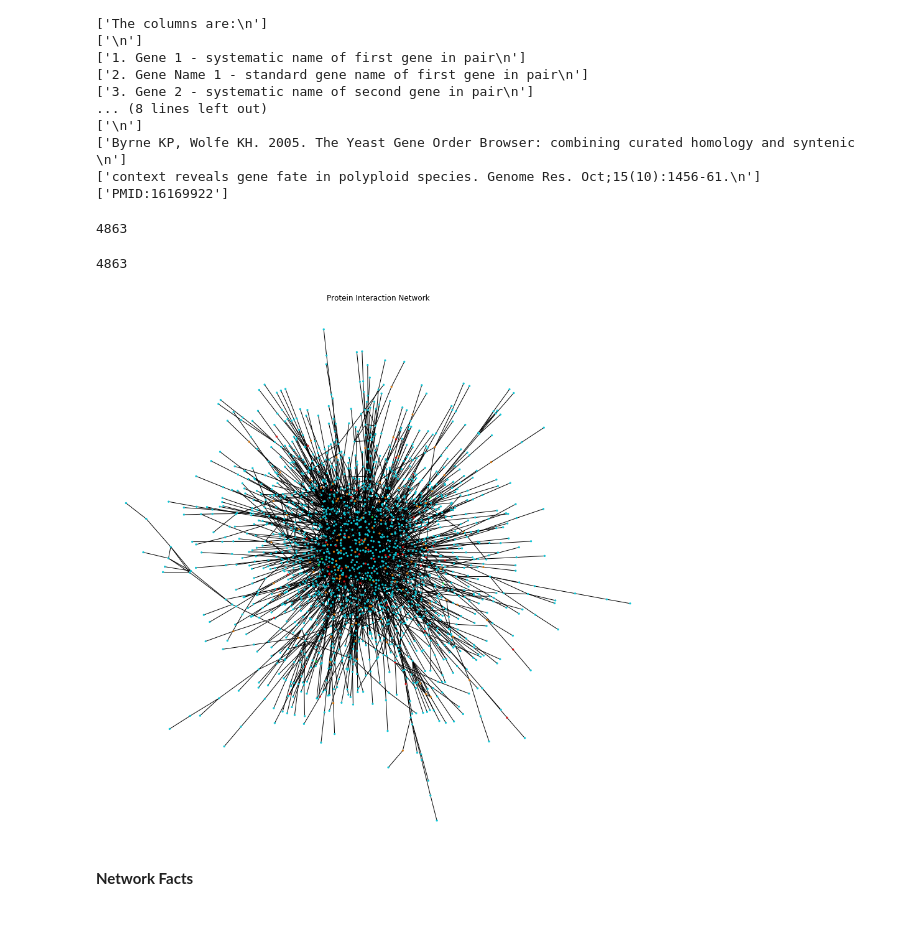
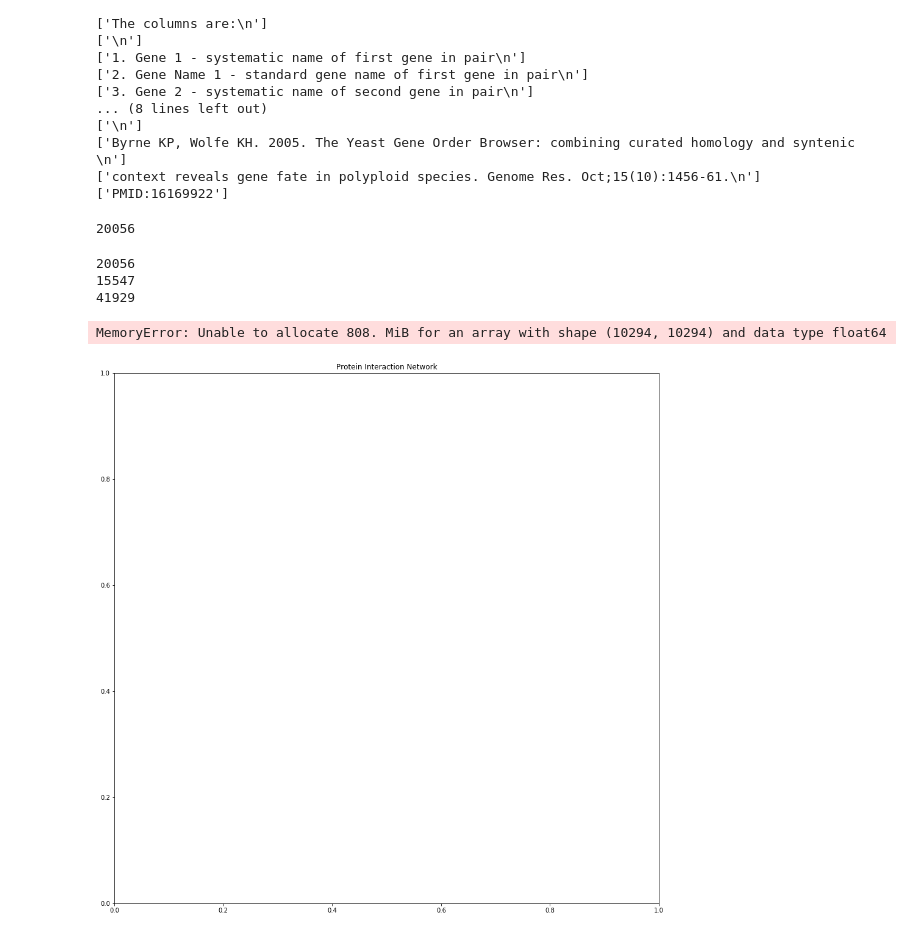
Before and after one commit to JoyMace/HomologousGenes, a Jupyter notebook: Project.ipynb, the cells around one changed output. Cells and saved outputs as stored; diff of their text form; code cells hidden in the pictures.

```diff
--- a/Project.ipynb
+++ b/Project.ipynb
@@ -148,30 +146,38 @@ with open('saccharomyces_cerevisiae_R64-2-1_20150113.gff', 'r') as f:
             if len(i)<2:
                 continue
             c = i[0].strip()
-            if c != 'chrI' and c != 'chrII' and c != 'chrIII' and c != 'chrIV':
-                break
-            type = i[2].strip()
-            if type in ['gene', 'CDS', 'mRNA']:
+            #if c != 'chrI' and c != 'chrII' and c != 'chrIII' and c != 'chrIV':
+            #    continue
+            node_type = i[2].strip()
+            if node_type in ['gene', 'CDS', 'mRNA']:
                 deets = i[8].split(';')
+                g_id = None
+                parent = None
                 for x in deets:
                     if 'ID' in x:
                         g_id = x.replace('ID=','').strip()
                     elif 'Name' in x:
                         g_id = x.replace('Name=', '').strip()
+                    if 'Parent' in x:
+                            parent = x.replace('Parent=','').strip()
+                if g_id is not None:
                     if g_id not in gene_quick_lookup:
                         gene_quick_lookup[g_id] = id_int
+                        id_int +=1
                         node_color = set_color(g_id)
-                        G.add_node(id_int, name=g_id, color=node_color, chromosome=c, gt=type)
+                        G.add_node(gene_quick_lookup[g_id], name=g_id, color=node_color, chromosome=c, gt=node_type)
+                if parent is not None:
+                    for x in  ['gene', 'CDS', 'mRNA']:
+                        if x in parent:
+                            node_type = x
+                    if parent not in gene_quick_lookup:
+                        gene_quick_lookup[parent] = id_int
                         id_int +=1
-                    if 'Parent' in x:
-                        parent = x.replace('Parent=','').strip()
-                        if parent not in gene_quick_lookup:
-                            gene_quick_lookup[parent] = id_int
-                            node_color = set_color(parent)
-                            G.add_node(id_int, name=parent, color=node_color, chromosome=c, gt=type)
-                            id_int +=1
-                        G.add_edge(gene_quick_lookup[g_id], gene_quick_lookup[parent])
+                        parent_color = set_color(parent)
+                        G.add_node(gene_quick_lookup[parent], name=parent, color=parent_color, chromosome=c, gt=node_type)
+                if parent is not None and g_id is not None:
+                    G.add_edge(gene_quick_lookup[g_id], gene_quick_lookup[parent])
 print(G.number_of_nodes())
 # %% [output]
-4863
+20056
 # %%
@@ -229,10 +240,15 @@ with open('summary.csv', 'r') as f:
                 yeast_id = line_split[0].replace('"','')
                 if yeast_id in gene_quick_lookup:
                     G.nodes[gene_quick_lookup[yeast_id]].update({'gene_length': gene_length})
+# %%
+for n in G.nodes():
+    if 'color' not in G.nodes[n]:
+        G.nodes[n]['color'] = set_color(G.nodes[n]['name'])
 # %%
 #longevity_subgraphs = []
 #other_subgraphs = []
 print(G.number_of_nodes())
+
 connected = [c for c in sorted(nx.connected_components(G), key=len, reverse=True)]
 #for c in connected:
 #    if len(c) > 1:
@@ -242,20 +258,23 @@ connected = [c for c in sorted(nx.connected_components(G), key=len, reverse=True
 #one large graph analysis
 #G_main = G.copy()
 G_main = G.subgraph(connected[0]).copy()
+print(G_main.number_of_nodes())
+print(G_main.number_of_edges())
 #for n in G_main.nodes():
 #    if 'gt' not in G_main.nodes[n]:
 #        G_main.nodes[n]['gt'] = 'unk'
 # %% [output]
-4863
+20056
+15547
+41929
 # %%
 fig = plt.figure(figsize=(16,16))
 ax = fig.add_subplot(111)
 ax.set_title('Protein Interaction Network')
 nx.draw(G_main, pos=nx.spring_layout(G_main),
-        node_size=5,
+        node_size=15,
         node_color=[G_main.nodes[n]['color'] for n in G_main.nodes()], ax=ax)
 plt.show()
 # %% [output]
+MemoryError: Unable to allocate 808. MiB for an array with shape (10294, 10294) and data type float64
-[figure, old version]
+[figure, new version]
-# %% [markdown]
-**Network Facts**
```
Also changed, not shown: parts of 24 cells of this notebook.
